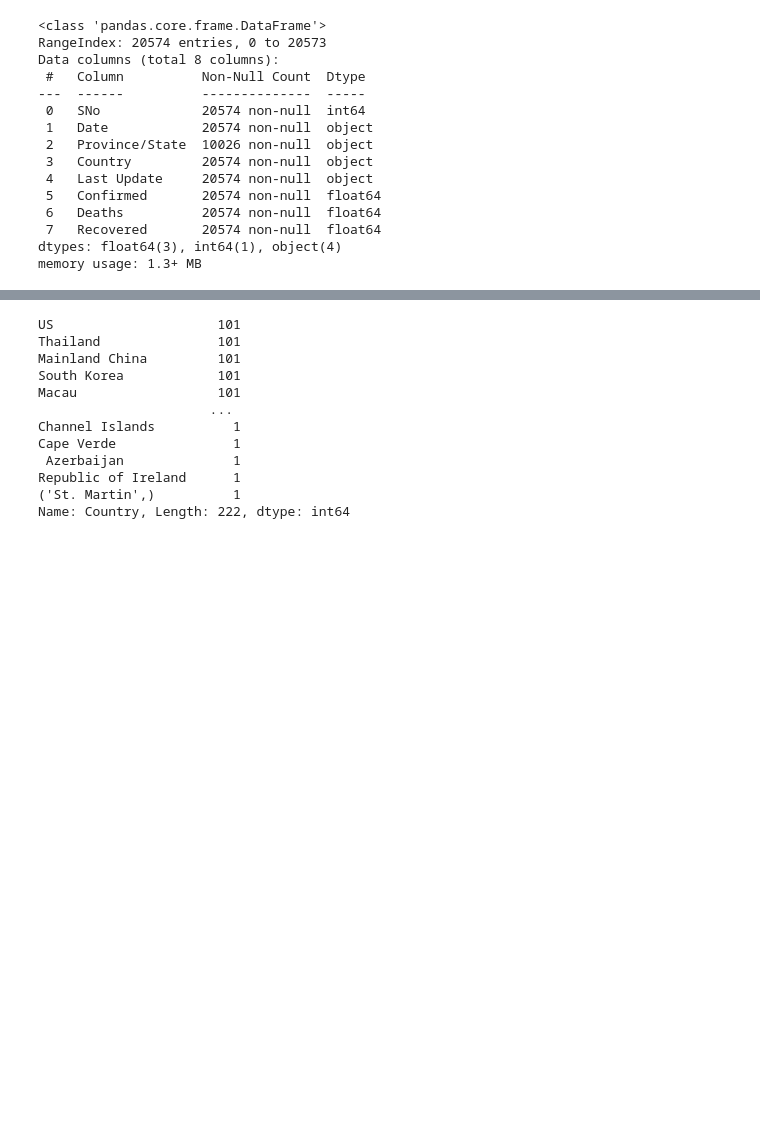
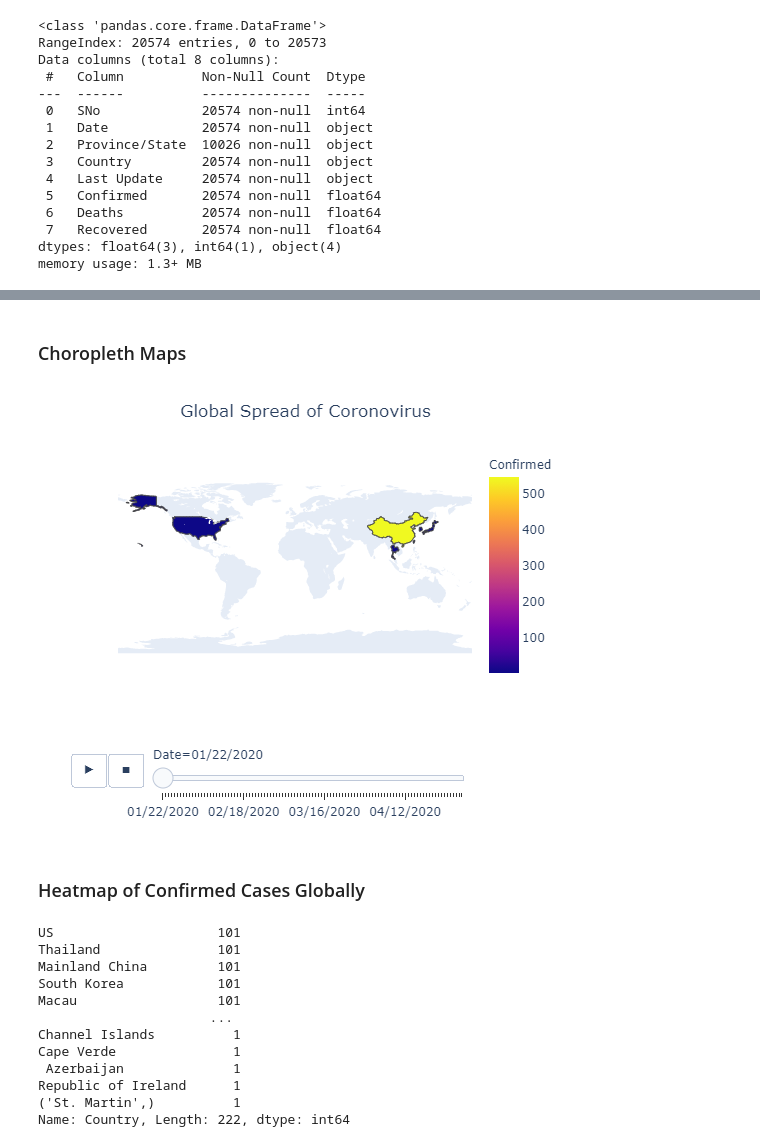
Before and after one commit to saurabhsatasia/Plotly-Visualizations, a Jupyter notebook: covid.ipynb, the cells around one changed output, grey strips where cells are left out. Cells and saved outputs as stored; diff of their text form; code cells hidden in the pictures; blank space fills up the shorter version.

```diff
--- a/covid.ipynb
+++ b/covid.ipynb
@@ -40,3 +40,7 @@ Data columns (total 8 columns):
  7   Recovered       20574 non-null  float64
 dtypes: float64(3), int64(1), object(4)
 memory usage: 1.3+ MB
+# %%
+df_countrydate = df[df['Confirmed']>0]
+df_countrydate = df_countrydate.groupby(['Date', 'Country']).sum().reset_index()
+df_countrydate.head()
@@ -43,3 +54,18 @@ memory usage: 1.3+ MB
+# %% [markdown]
+### Choropleth Maps
+# %%
+fig = px.choropleth(df_countrydate,
+                    locations='Country', locationmode="country names",
+                    color = "Confirmed", hover_name="Country",
+                    animation_frame="Date")
+fig.update_layout(title_text = 'Global Spread of Coronovirus',
+                  title_x = 0.5,
+                  geo = dict(showframe = False, showcoastlines = False))
+fig.show()
+# %% [output]
+[figure, added]
+# %% [markdown]
+### Heatmap of Confirmed Cases Globally
 # %%
 df_countries = df.groupby(['Country', 'Date']).sum().reset_index().sort_values('Date', ascending=False)
 # %%
```
Also changed, not shown: parts of 10 cells of this notebook.
